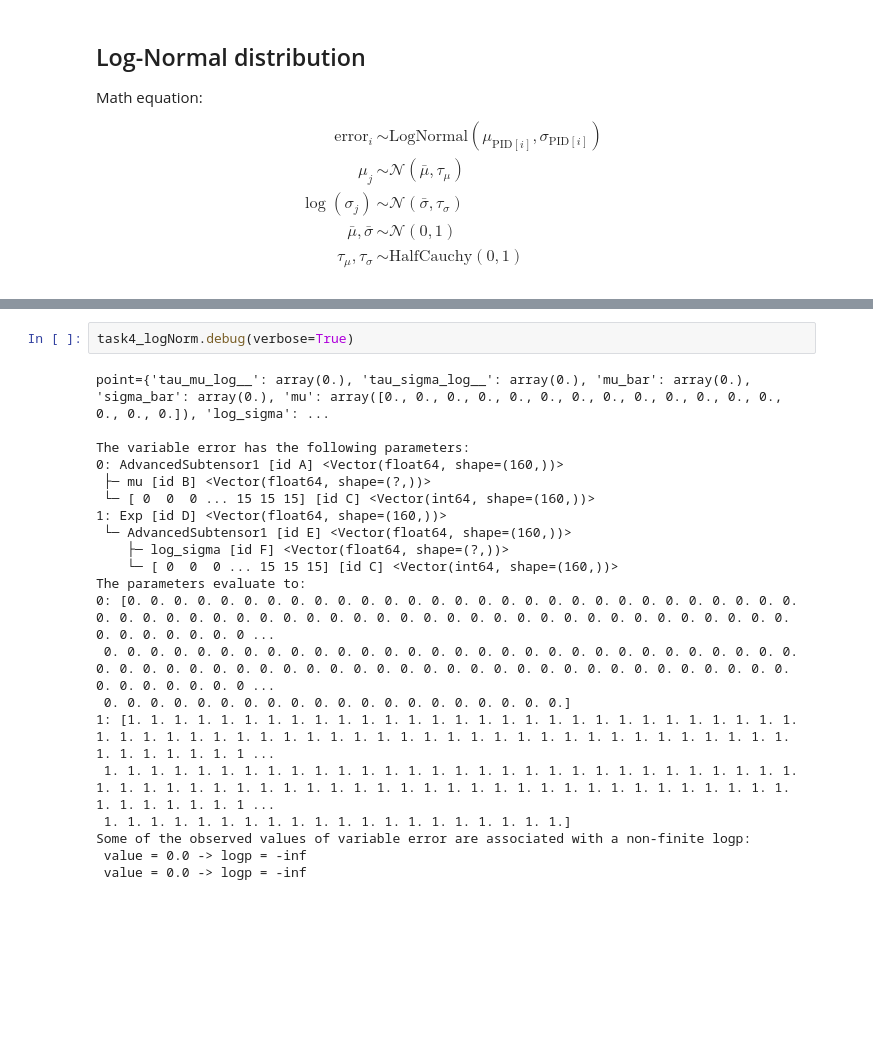
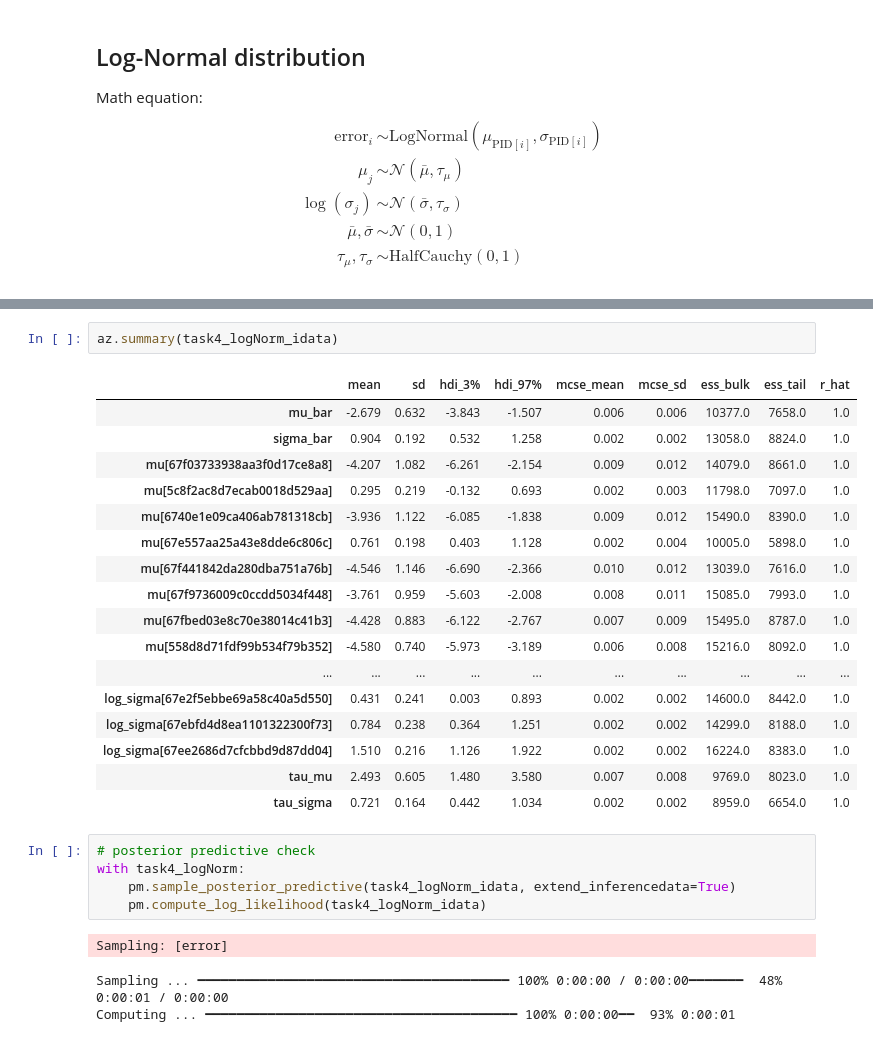
Before and after one commit to mika-long/vis-decode-analysis, a Jupyter notebook: PyMC/task4.ipynb, the cells around one changed output, grey strips where cells are left out. Cells and saved outputs as stored; diff of their text form; blank space fills up the shorter version.

```diff
--- a/PyMC/task4.ipynb
+++ b/PyMC/task4.ipynb
@@ -325,23 +326,29 @@ Starting values:
-# %%
-task4_logNorm.debug(verbose=True)
-# %% [output]
-point={'tau_mu_log__': array(0.), 'tau_sigma_log__': array(0.), 'mu_bar': array(0.), 'sigma_bar': array(0.), 'mu': array([0., 0., 0., 0., 0., 0., 0., 0., 0., 0., 0., 0., 0., 0., 0., 0.]), 'log_sigma': ...
-
-The variable error has the following parameters:
-0: AdvancedSubtensor1 [id A] <Vector(float64, shape=(160,))>
- ├─ mu [id B] <Vector(float64, shape=(?,))>
- └─ [ 0  0  0 ... 15 15 15] [id C] <Vector(int64, shape=(160,))>
-1: Exp [id D] <Vector(float64, shape=(160,))>
- └─ AdvancedSubtensor1 [id E] <Vector(float64, shape=(160,))>
-    ├─ log_sigma [id F] <Vector(float64, shape=(?,))>
-    └─ [ 0  0  0 ... 15 15 15] [id C] <Vector(int64, shape=(160,))>
-The parameters evaluate to:
-0: [0. 0. 0. 0. 0. 0. 0. 0. 0. 0. 0. 0. 0. 0. 0. 0. 0. 0. 0. 0. 0. 0. 0. 0. 0. 0. 0. 0. 0. 0. 0. 0. 0. 0. 0. 0. 0. 0. 0. 0. 0. 0. 0. 0. 0. 0. 0. 0. 0. 0. 0. 0. 0. 0. 0. 0. 0. 0. 0. 0. 0. 0. 0. 0. 0. 0 ...
- 0. 0. 0. 0. 0. 0. 0. 0. 0. 0. 0. 0. 0. 0. 0. 0. 0. 0. 0. 0. 0. 0. 0. 0. 0. 0. 0. 0. 0. 0. 0. 0. 0. 0. 0. 0. 0. 0. 0. 0. 0. 0. 0. 0. 0. 0. 0. 0. 0. 0. 0. 0. 0. 0. 0. 0. 0. 0. 0. 0. 0. 0. 0. 0. 0. 0. 0 ...
- 0. 0. 0. 0. 0. 0. 0. 0. 0. 0. 0. 0. 0. 0. 0. 0. 0. 0. 0. 0.]
-1: [1. 1. 1. 1. 1. 1. 1. 1. 1. 1. 1. 1. 1. 1. 1. 1. 1. 1. 1. 1. 1. 1. 1. 1. 1. 1. 1. 1. 1. 1. 1. 1. 1. 1. 1. 1. 1. 1. 1. 1. 1. 1. 1. 1. 1. 1. 1. 1. 1. 1. 1. 1. 1. 1. 1. 1. 1. 1. 1. 1. 1. 1. 1. 1. 1. 1 ...
- 1. 1. 1. 1. 1. 1. 1. 1. 1. 1. 1. 1. 1. 1. 1. 1. 1. 1. 1. 1. 1. 1. 1. 1. 1. 1. 1. 1. 1. 1. 1. 1. 1. 1. 1. 1. 1. 1. 1. 1. 1. 1. 1. 1. 1. 1. 1. 1. 1. 1. 1. 1. 1. 1. 1. 1. 1. 1. 1. 1. 1. 1. 1. 1. 1. 1. 1 ...
- 1. 1. 1. 1. 1. 1. 1. 1. 1. 1. 1. 1. 1. 1. 1. 1. 1. 1. 1. 1.]
-Some of the observed values of variable error are associated with a non-finite logp:
- value = 0.0 -> logp = -inf
- value = 0.0 -> logp = -inf
+# %%
+az.summary(task4_logNorm_idata)
+# %% [output]
+|  | mean | sd | hdi_3% | hdi_97% | mcse_mean | mcse_sd | ess_bulk | ess_tail | r_hat |
+| mu_bar | -2.679 | 0.632 | -3.843 | -1.507 | 0.006 | 0.006 | 10377.0 | 7658.0 | 1.0 |
+| sigma_bar | 0.904 | 0.192 | 0.532 | 1.258 | 0.002 | 0.002 | 13058.0 | 8824.0 | 1.0 |
+| mu[67f03733938aa3f0d17ce8a8] | -4.207 | 1.082 | -6.261 | -2.154 | 0.009 | 0.012 | 14079.0 | 8661.0 | 1.0 |
+| mu[5c8f2ac8d7ecab0018d529aa] | 0.295 | 0.219 | -0.132 | 0.693 | 0.002 | 0.003 | 11798.0 | 7097.0 | 1.0 |
+| mu[6740e1e09ca406ab781318cb] | -3.936 | 1.122 | -6.085 | -1.838 | 0.009 | 0.012 | 15490.0 | 8390.0 | 1.0 |
+| mu[67e557aa25a43e8dde6c806c] | 0.761 | 0.198 | 0.403 | 1.128 | 0.002 | 0.004 | 10005.0 | 5898.0 | 1.0 |
+| mu[67f441842da280dba751a76b] | -4.546 | 1.146 | -6.690 | -2.366 | 0.010 | 0.012 | 13039.0 | 7616.0 | 1.0 |
+| mu[67f9736009c0ccdd5034f448] | -3.761 | 0.959 | -5.603 | -2.008 | 0.008 | 0.011 | 15085.0 | 7993.0 | 1.0 |
+| mu[67fbed03e8c70e38014c41b3] | -4.428 | 0.883 | -6.122 | -2.767 | 0.007 | 0.009 | 15495.0 | 8787.0 | 1.0 |
+| mu[558d8d71fdf99b534f79b352] | -4.580 | 0.740 | -5.973 | -3.189 | 0.006 | 0.008 | 15216.0 | 8092.0 | 1.0 |
+| ... | ... | ... | ... | ... | ... | ... | ... | ... | ... |
+| log_sigma[67e2f5ebbe69a58c40a5d550] | 0.431 | 0.241 | 0.003 | 0.893 | 0.002 | 0.002 | 14600.0 | 8442.0 | 1.0 |
+| log_sigma[67ebfd4d8ea1101322300f73] | 0.784 | 0.238 | 0.364 | 1.251 | 0.002 | 0.002 | 14299.0 | 8188.0 | 1.0 |
+| log_sigma[67ee2686d7cfcbbd9d87dd04] | 1.510 | 0.216 | 1.126 | 1.922 | 0.002 | 0.002 | 16224.0 | 8383.0 | 1.0 |
+| tau_mu | 2.493 | 0.605 | 1.480 | 3.580 | 0.007 | 0.008 | 9769.0 | 8023.0 | 1.0 |
+| tau_sigma | 0.721 | 0.164 | 0.442 | 1.034 | 0.002 | 0.002 | 8959.0 | 6654.0 | 1.0 |
+# %%
+# posterior predictive check
+with task4_logNorm:
+    pm.sample_posterior_predictive(task4_logNorm_idata, extend_inferencedata=True)
+    pm.compute_log_likelihood(task4_logNorm_idata)
+# %% [output]
+Sampling: [error]
+Sampling ... ━━━━━━━━━━━━━━━━━━━━━━━━━━━━━━━━━━━━━━━━ 100% 0:00:00 / 0:00:00━━━━━━━  48% 0:00:01 / 0:00:00
+Computing ... ━━━━━━━━━━━━━━━━━━━━━━━━━━━━━━━━━━━━━━━━ 100% 0:00:00━━  93% 0:00:01
```
Also changed, not shown: parts of 7 cells of this notebook.
